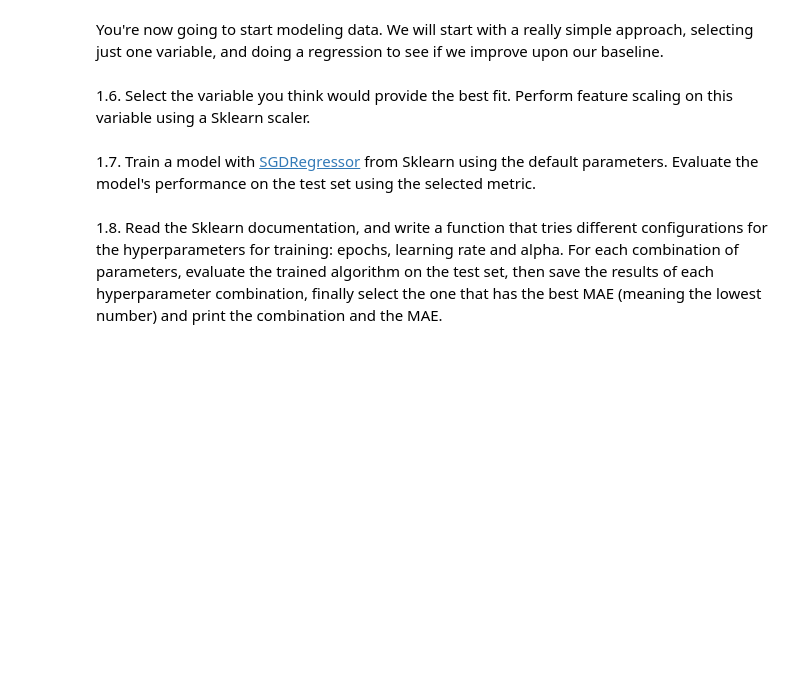
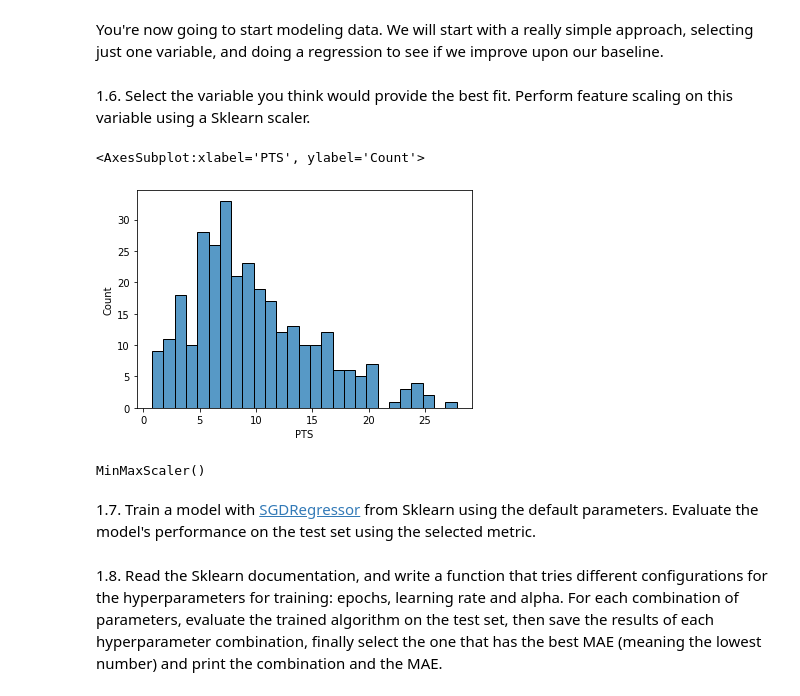
Before and after one commit to NMengo/Anyone-AI, a Jupyter notebook: Sprint 2/AnyoneAI_Project_2.ipynb, the cells around one changed output. Saved outputs shown, nothing was run; the diff lists cells and outputs as text; code cells hidden in the pictures; blank space fills up the shorter version.

```diff
--- a/Sprint 2/AnyoneAI_Project_2.ipynb
+++ b/Sprint 2/AnyoneAI_Project_2.ipynb
@@ -131,3 +159,13 @@ class BaselineModel():
 You're now going to start modeling data. We will start with a really simple approach, selecting just one variable, and doing a regression to see if we improve upon our baseline.
 # %% [markdown]
 1.6. Select the variable you think would provide the best fit. Perform feature scaling on this variable using a Sklearn scaler.
+# %%
+sns.histplot(data= X_train, binwidth=1)
+# %% [output]
+<AxesSubplot:xlabel='PTS', ylabel='Count'>
+[figure, added]
+# %%
+train_minmax = MinMaxScaler().fit(X_train.values.reshape(-1,1))
+train_minmax
+# %% [output]
+MinMaxScaler()
```
Also changed, not shown: parts of 9 cells of this notebook, 1 other file.
